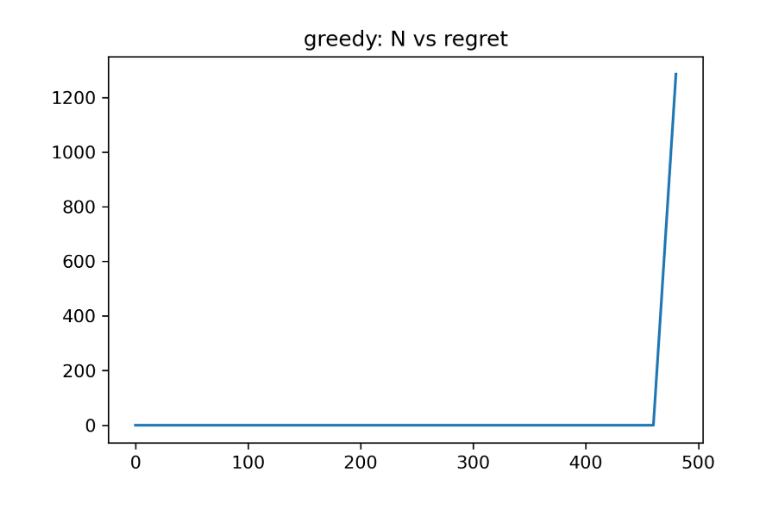
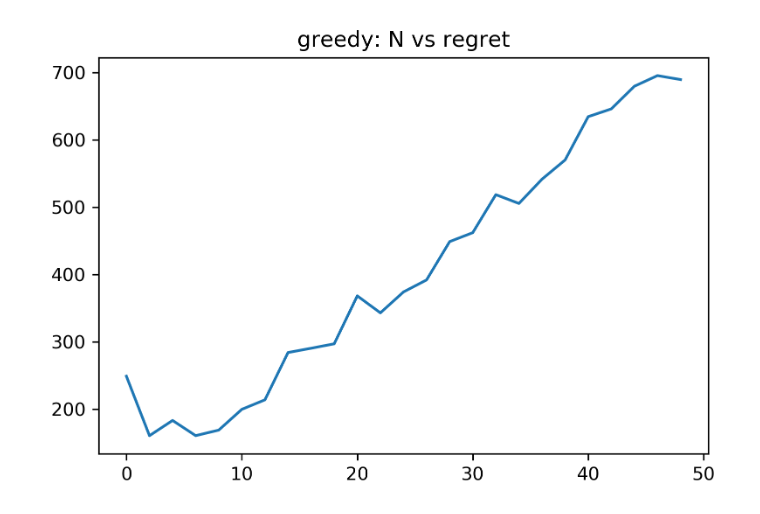
Before and after one commit to momodupi/Reinforcement_Learning_ECE7202, a Jupyter notebook: hw1_b.ipynb, the cells around one changed output. Cells and saved outputs as stored; diff of their text form; code cells hidden in the pictures.

```diff
--- a/hw1_b.ipynb
+++ b/hw1_b.ipynb
@@ -106,22 +46,42 @@ times = 20
+# %%
+class greedy(algorithm):
+    def __init__(self, T, K, p):
+        super().__init__(T, K)
+        self.N = p
+        self.cur_arm = [0, self.N]
+
+    def pull(self, t):
+        if self.cur_arm[0] < self.K-1:
+            self.cur_arm[1] -= 1
+            a = self.cur_arm[0]
+            if self.cur_arm[1] <= 0:
+                self.cur_arm[1] = self.N
+                self.cur_arm[0] += 1
+            return a
+        else:
+            return np.argmax(self.Q)
 # %%
-p_list = np.arange(0,500,20)
-res = np.zeros(shape=(times, len(p_list)))
+p_list = np.arange(0,50,2)
+res = np.zeros(len(p_list))
+for pi,p in enumerate(p_list):
+    r_sum = 0
+    for _ in range(times):
+        b = bandit(T=T, K=K)
+        g = greedy(T=T, K=K, p=p)
 
-for i in range(times):
-    b = bandit(arms, T)
-    for pi,p in enumerate(p_list):
-        g = Greedy(arms, T, N=p)
+        g_rewards = np.zeros(T)
         for t in range(T):
-            r = b.get_rewards(t)
-            a = g.pull_arm(t)
-            g.arm_chosen[t] = a
-            g.update_Q( a, r[a], t )
+            a = g.pull(t)
+            r = b.get_reward(a, t)
+            g.update_Q(r, a, t)
+            g_rewards[t] = b.mu[a]
 
-    res[i][pi] = (b.opt_reward-g.history).cumsum()[-1]
+        r_sum += (b.opt_rewards-g_rewards).cumsum()[-1]
+    res[pi] = r_sum/times
 
-fig, ax1 = plt.subplots(dpi=300)
-ax1.plot(p_list, np.mean(res, axis=0), label='greedy')
-ax1.set_title('greedy: N vs regret')
+fig, ax = plt.subplots(dpi=300)
+ax.plot(p_list, res)
+ax.set_title('greedy: N vs regret')
 plt.show()
 # %% [output]
-[figure, old version]
+[figure, new version]
```
Also changed, not shown: parts of 15 cells of this notebook.
